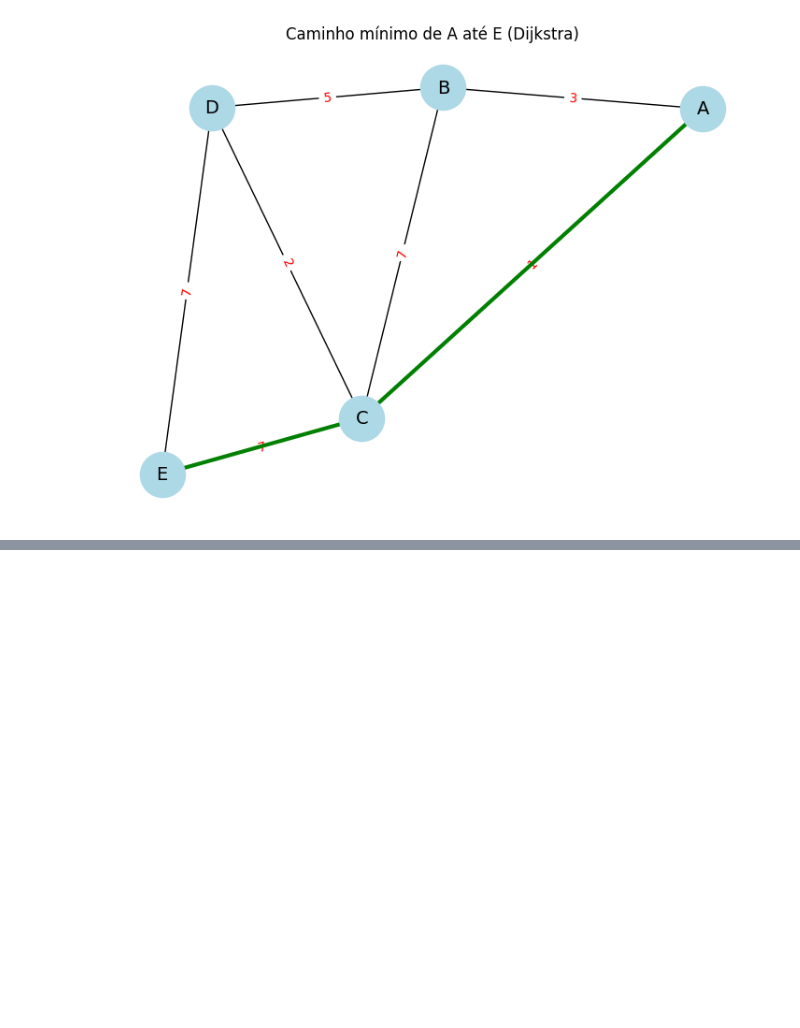
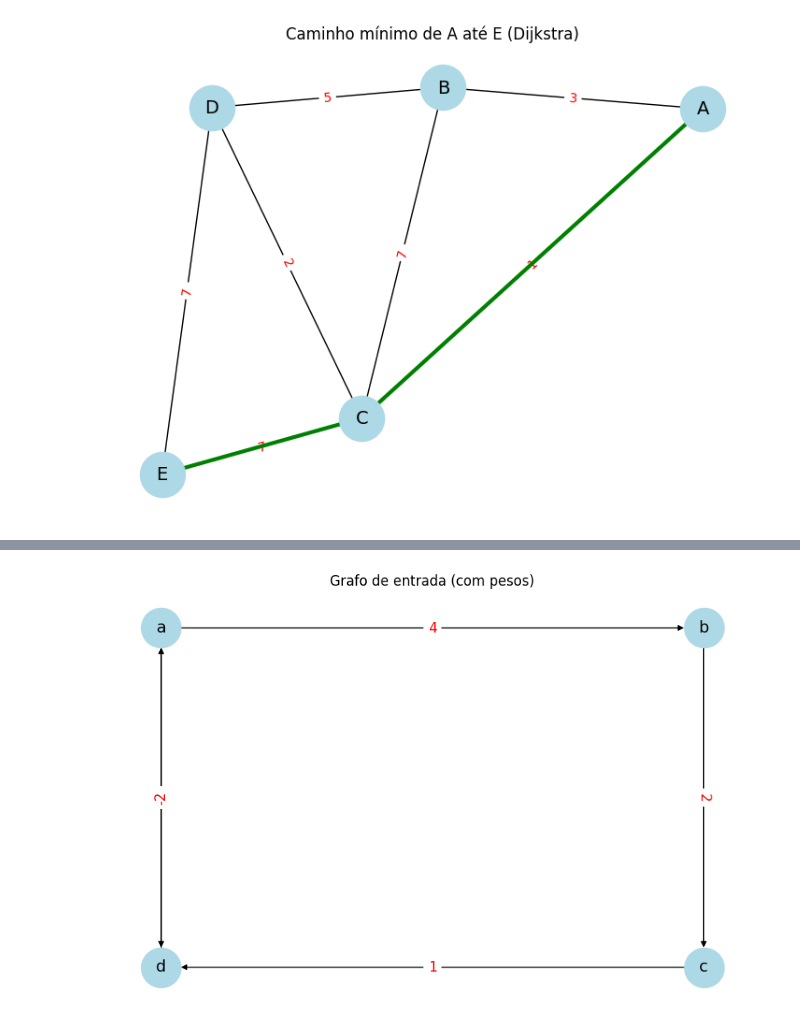
Before and after one commit to LeonardoVieiraGuimaraes/TeoriaGrafos, a Jupyter notebook: Aula08/caminho.ipynb, the cells around one changed output, grey strips where cells are left out. Cells and saved outputs as stored; diff of their text form; code cells hidden in the pictures; blank space fills up the shorter version.

```diff
--- a/Aula08/caminho.ipynb
+++ b/Aula08/caminho.ipynb
@@ -615,0 +1027,30 @@ print(f"Custo: {dist[i, j]}")
+# %%
+# Defina a posição fixa dos vértices
+pos = {
+    'a': (0, 1),
+    'b': (1, 1),
+    'c': (1, 0),
+    'd': (0, 0),
+}
+
+# Exemplo de grafo com pesos (pode ser dirigido ou não dirigido)
+G = nx.DiGraph()
+arestas = [
+    ('a', 'b', 4),
+    ('a', 'd', 3),
+    ('b', 'c', 2),
+    ('c', 'd', 1),
+    ('d', 'a', -2),
+]
+for u, v, w in arestas:
+    G.add_edge(u, v, weight=w)
+
+# --- PLOT DO GRAFO DE ENTRADA ---
+plt.figure(figsize=(8,5))
+nx.draw(G, pos, with_labels=True, node_color='lightblue', node_size=1200, font_size=14, arrows=True)
+edge_labels = nx.get_edge_attributes(G, 'weight')
+nx.draw_networkx_edge_labels(G, pos, edge_labels=edge_labels, font_color='red', font_size=12)
+plt.title("Grafo de entrada (com pesos)")
+plt.show()
+# %% [output]
+[figure, added]
```
Also changed, not shown: parts of 14 cells of this notebook.
